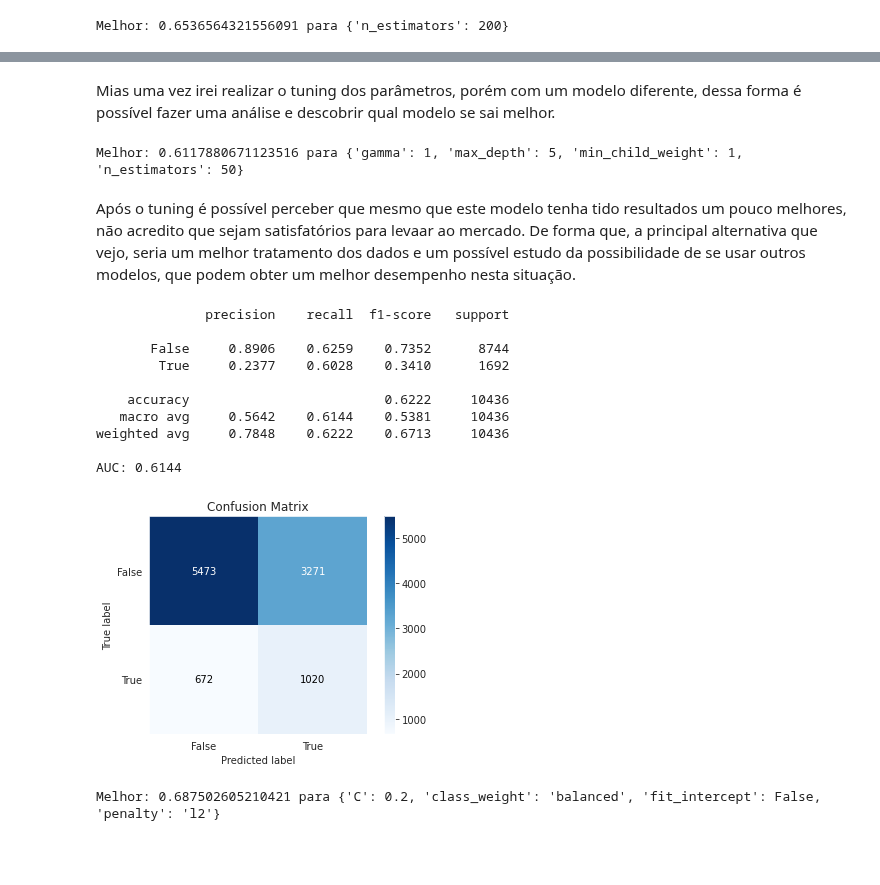
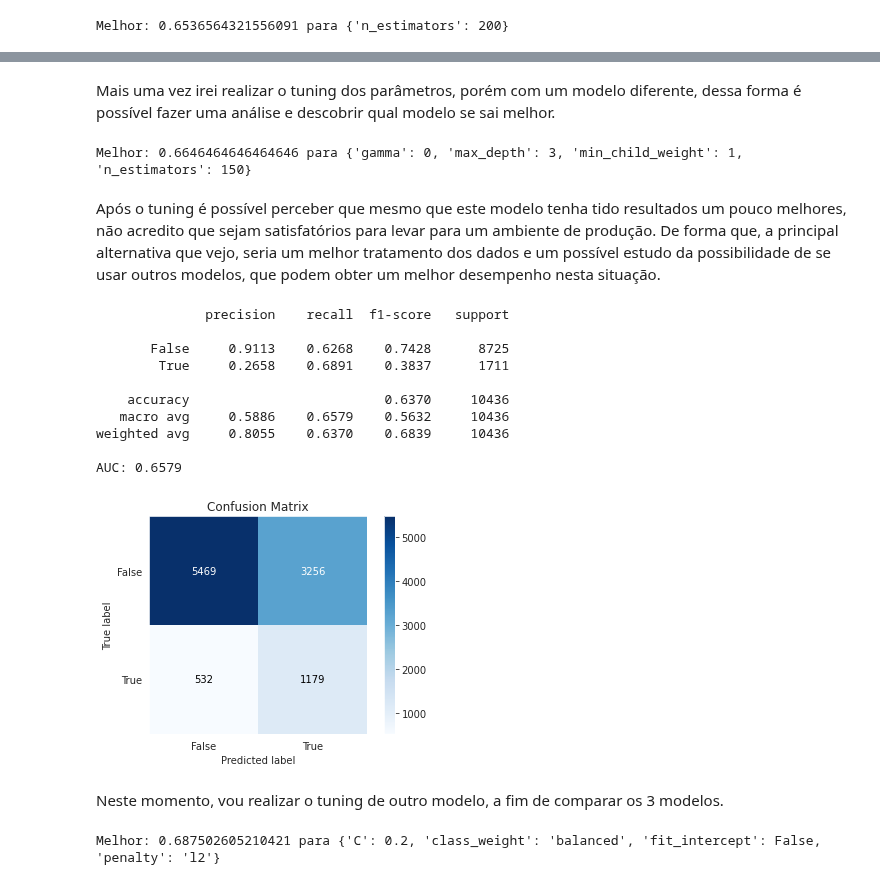
Before and after one commit to JoaoGustavo29/Portfolio_DataScience, a Jupyter notebook: Avaliação_de_Risco_de_Crédito.ipynb, the cells around one changed output, grey strips where cells are left out. Drawn from its saved outputs; the diff is of its cells as text; code cells hidden in the pictures; blank space fills up the shorter version.

```diff
--- a/Avaliação_de_Risco_de_Crédito.ipynb
+++ b/Avaliação_de_Risco_de_Crédito.ipynb
@@ -410,3 +436,4 @@ X_train_Rscaled = Rob_scaler.fit_transform(X_train)
 rus = RandomUnderSampler()
 X_rus_scaled, y_train_rus_scaled = rus.fit_resample(X_train_scaled, y_train)
 X_rus_Rscaled, y_train_rus_Rscaled = rus.fit_resample(X_train_Rscaled, y_train)
+X_rus_train, y_rus_train = rus.fit_resample(X_train, y_train)
@@ -573,7 +599,7 @@ AUC: 0.6634
 # %% [markdown]
-Mias uma vez irei realizar o tuning dos parâmetros, porém com um modelo diferente, dessa forma é possível fazer uma análise e descobrir qual modelo se sai melhor.
+Mais uma vez irei realizar o tuning dos parâmetros, porém com um modelo diferente, dessa forma é possível fazer uma análise e descobrir qual modelo se sai melhor.
 # %%
-XGB_BOO_Rscaled = XGBClassifier(learning_rate=0.01)
+XGB_BOO = XGBClassifier(learning_rate=0.01)
 
 param_grid = {
     'n_estimators':range(0,200,50),
@@ -584,42 +610,42 @@ param_grid = {
 
 # Identificar melhores parâmetros
 kfold = StratifiedKFold(n_splits=10, shuffle=True)
-grid_search = GridSearchCV(XGB_BOO_Rscaled, param_grid, scoring='recall', n_jobs=-1, cv=kfold)
-grid_result = grid_search.fit(X_rus_Rscaled, y_train_rus_Rscaled)
+grid_search = GridSearchCV(XGB_BOO, param_grid, scoring='recall', n_jobs=-1, cv=kfold)
+grid_result = grid_search.fit(X_rus_train, y_rus_train)
 
 # Ver resultados
 print(f'Melhor: {grid_result.best_score_} para {grid_result.best_params_}')
 # %% [output]
-Melhor: 0.6117880671123516 para {'gamma': 1, 'max_depth': 5, 'min_child_weight': 1, 'n_estimators': 50}
+Melhor: 0.6646464646464646 para {'gamma': 0, 'max_depth': 3, 'min_child_weight': 1, 'n_estimators': 150}
 # %% [markdown]
-Após o tuning é possível perceber que mesmo que este modelo tenha tido resultados um pouco melhores, não acredito que sejam satisfatórios para levaar ao mercado. De forma que, a principal alternativa que vejo, seria um melhor tratamento dos dados e um possível estudo da possibilidade de se usar outros modelos, que podem obter um melhor desempenho nesta situação.
+Após o tuning é possível perceber que mesmo que este modelo tenha tido resultados um pouco melhores, não acredito que sejam satisfatórios para levar para um ambiente de produção. De forma que, a principal alternativa que vejo, seria um melhor tratamento dos dados e um possível estudo da possibilidade de se usar outros modelos, que podem obter um melhor desempenho nesta situação.
 # %%
-XGB_BOO_Rscaled = XGBClassifier(learning_rate=0.01, n_estimators=50, gamma=1, max_depth=5, min_child_weight=1)
+XGB_BOO = XGBClassifier(learning_rate=0.01, n_estimators=150, gamma=0, max_depth=3, min_child_weight=1)
 
 # Treino do Modelo
-XGB_BOO_Rscaled.fit(X_rus_Rscaled, y_train_rus_Rscaled)
+XGB_BOO.fit(X_rus_train, y_rus_train)
 
-X_test_Rscaled = Rob_scaler.transform(X_test)
-
-y_pred_XGB_BOO = XGB_BOO_Rscaled.predict(X_test_Rscaled)
+y_pred_XGB_BOO = XGB_BOO.predict(X_test)
 
 skplt.metrics.plot_confusion_matrix(y_test, y_pred_XGB_BOO)
 
 print(classification_report(y_test, y_pred_XGB_BOO, digits=4))
 
 print('AUC: {:.4f}'.format(roc_auc_score(y_test, y_pred_XGB_BOO)))
 # %% [output]
               precision    recall  f1-score   support
 
-       False     0.8906    0.6259    0.7352      8744
-        True     0.2377    0.6028    0.3410      1692
+       False     0.9113    0.6268    0.7428      8725
+        True     0.2658    0.6891    0.3837      1711
 
-    accuracy                         0.6222     10436
-   macro avg     0.5642    0.6144    0.5381     10436
-weighted avg     0.7848    0.6222    0.6713     10436
+    accuracy                         0.6370     10436
+   macro avg     0.5886    0.6579    0.5632     10436
+weighted avg     0.8055    0.6370    0.6839     10436
 
-AUC: 0.6144
+AUC: 0.6579
-[figure, old version]
+[figure, new version]
+# %% [markdown]
+Neste momento, vou realizar o tuning de outro modelo, a fim de comparar os 3 modelos.
 # %%
 log_reg_scaled = LogisticRegression()
 
```
Also changed, not shown: parts of 21 cells of this notebook.
